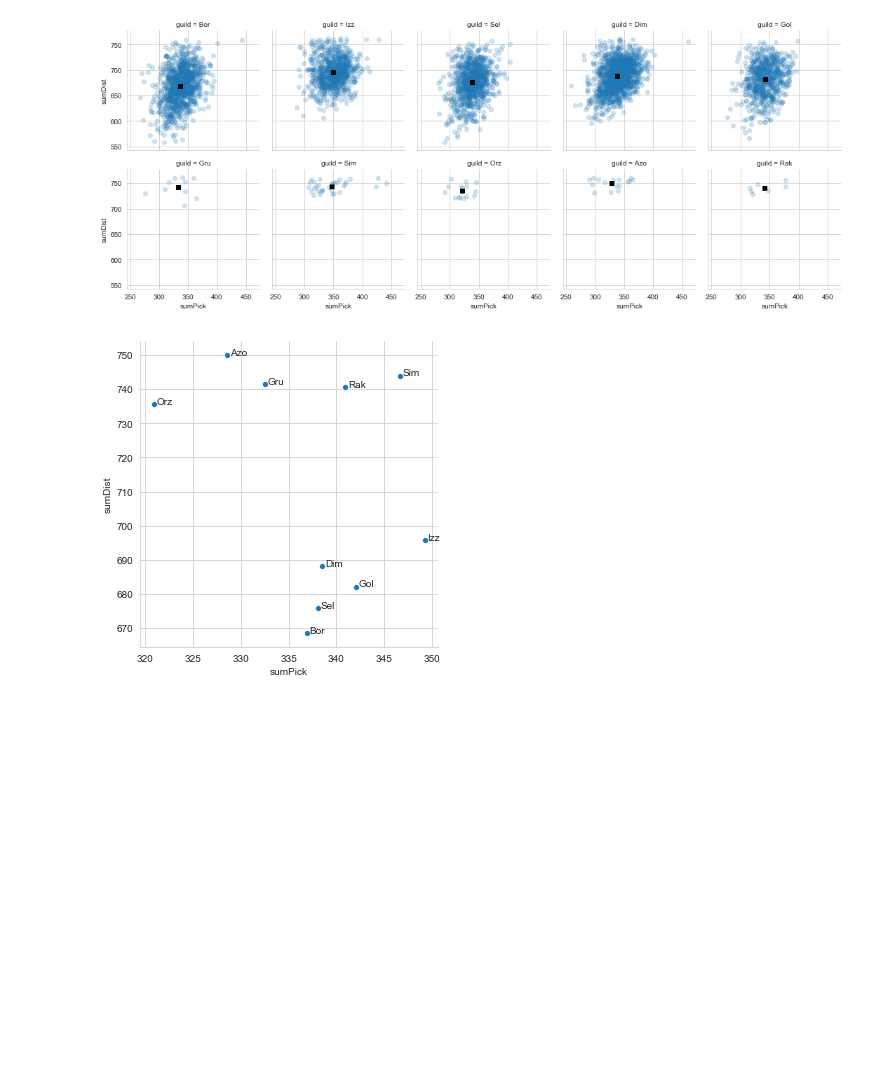
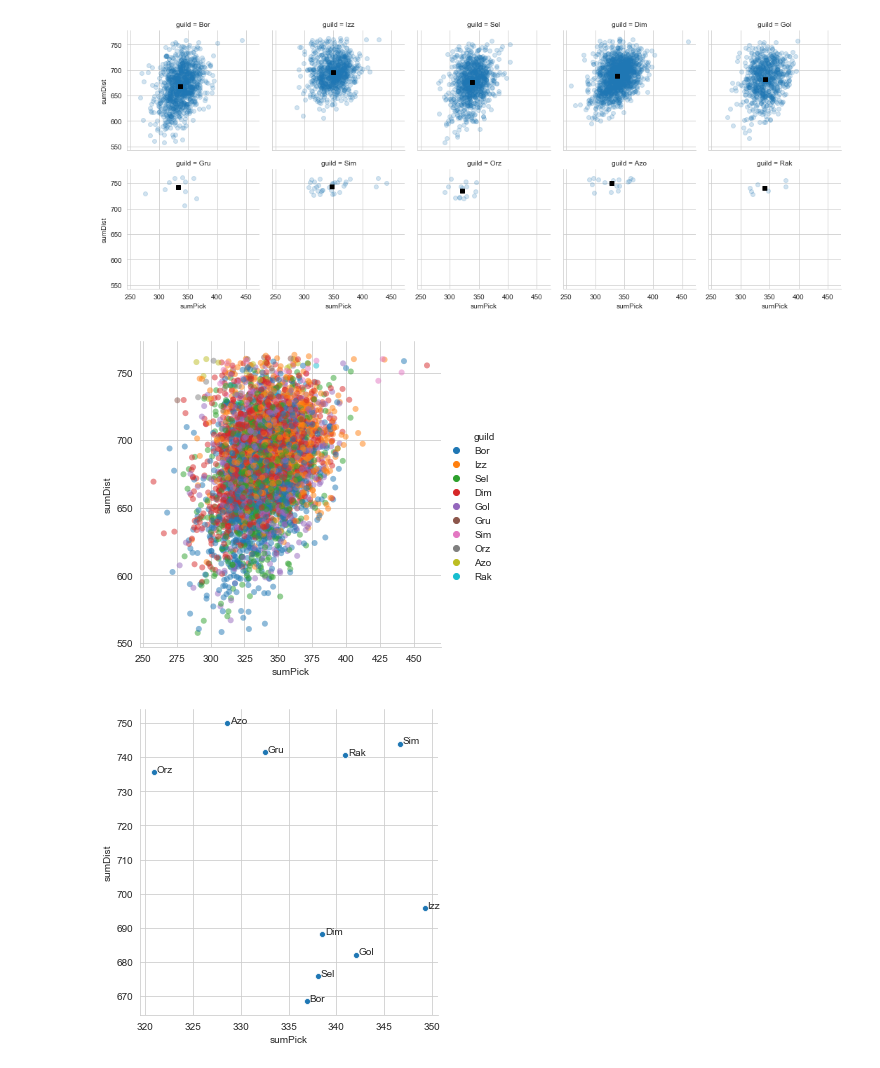
Before and after one commit to khakhalin/MTG, a Jupyter notebook: Arseny/deck-quality.ipynb, the cells around one changed output. Saved outputs shown, nothing was run; the diff lists cells and outputs as text; code cells hidden in the pictures; blank space fills up the shorter version.

```diff
--- a/Arseny/deck-quality.ipynb
+++ b/Arseny/deck-quality.ipynb
@@ -97,20 +105,16 @@ def fix_gates(cardName):
 # Main loop (goes through hands and calculates their stats)
 # ----------------------
 
-colorList = ['w','u','b','r','g']
-guildNames = {'wu':'Azo','uw':'Azo','wb':'Orz','bw':'Orz','wr':'Bor','rw':'Bor','wg':'Sel','gw':'Sel',
-              'ub':'Dim','bu':'Dim','ur':'Izz','ru':'Izz','ug':'Sim','gu':'Sim',
-              'br':'Rak','rb':'Rak','bg':'Gol','gb':'Gol',
-              'rg':'Gru','gr':'Gru'}
+playerName = 'human' # <------------------- Either 'human' or 'bot1' (or any other bot for this matter)
+maxDeckNumber = 5000 # <------------------ How many decks to use (set a real high number if you want all of them)
 
-maxDeckNumber = 5000 # <------------------ How many decks to use (set a real high number if you want all of them)
 
 sumPick = [0]*maxDeckNumber # Sum of pick numbers (higher = worse)
 sumDist = [0]*maxDeckNumber # Sum of distances from other cards (higher = worse)
 draftCount = 0
 guilds = [] # Code from a list
 
-for hand in draftData['human'][0:maxDeckNumber]:
+for hand in draftData[playerName][0:maxDeckNumber]:
     hand = fixName(hand).lower().split(',')
     for icard in range(len(hand)):
         sumPick[draftCount] += df.loc[fix_gates(hand[icard])]['avg']
@@ -121,15 +125,21 @@ for hand in draftData['human'][0:maxDeckNumber]:
     colorCount = [0]*5
     for icolor in range(len(colorList)):
         colorCount[icolor] = sum(df2.loc[hand][colorList[icolor]])
+        # Here hand is a list, it selects from df2, then we pick proper column according to code from colorList ('w' etc.)
 
     color1 = np.argmax(colorCount) # Most common color in this pile (excluding multicolors, which is suboptimal)
     colorCount[color1] = 0
     color2 = np.argmax(colorCount)
 
     guilds.append(guildNames[colorList[color1]+colorList[color2]])
+# %%
+# Make a data frame:
+
+dataToPlot = pd.DataFrame({'ind': pd.Series(range(len(sumPick))), 'sumPick': sumPick, 'sumDist': sumDist, 'guild': guilds})
 # %%
+# Plot everything:
+
 #myPal = sns.xkcd_palette(["gold","deep blue","black","red","green","lavender","grey"])
-dataToPlot = pd.DataFrame({'sumPick': sumPick, 'sumDist': sumDist, 'guild': guilds})
 
 sns.set_style("whitegrid")
 g = sns.FacetGrid(dataToPlot, col="guild", col_wrap = 5, aspect = 1)
@@ -146,6 +156,17 @@ def mean_point(x,y, **kwargs):
 g.map(mean_point, 'sumPick' , 'sumDist');
 # %% [output]
 [figure]
+# %%
+# All in one plot
+
+sns.set_style("whitegrid")
+s = sns.relplot(data=dataToPlot, x='sumPick', y='sumDist', hue='guild',
+                alpha=0.5, edgecolor='none')
+
+# Not very helpful because of colors, and it's hard to come up with good colors here.
+# Also the sequence of guilds is arbitrary (the order in which they were met in the data), which doesn't help coloring them.
+# %% [output]
+[figure, added]
 # %%
 sumData = dataToPlot.groupby('guild').mean()
 
```
Also changed, not shown: parts of 6 cells of this notebook.
